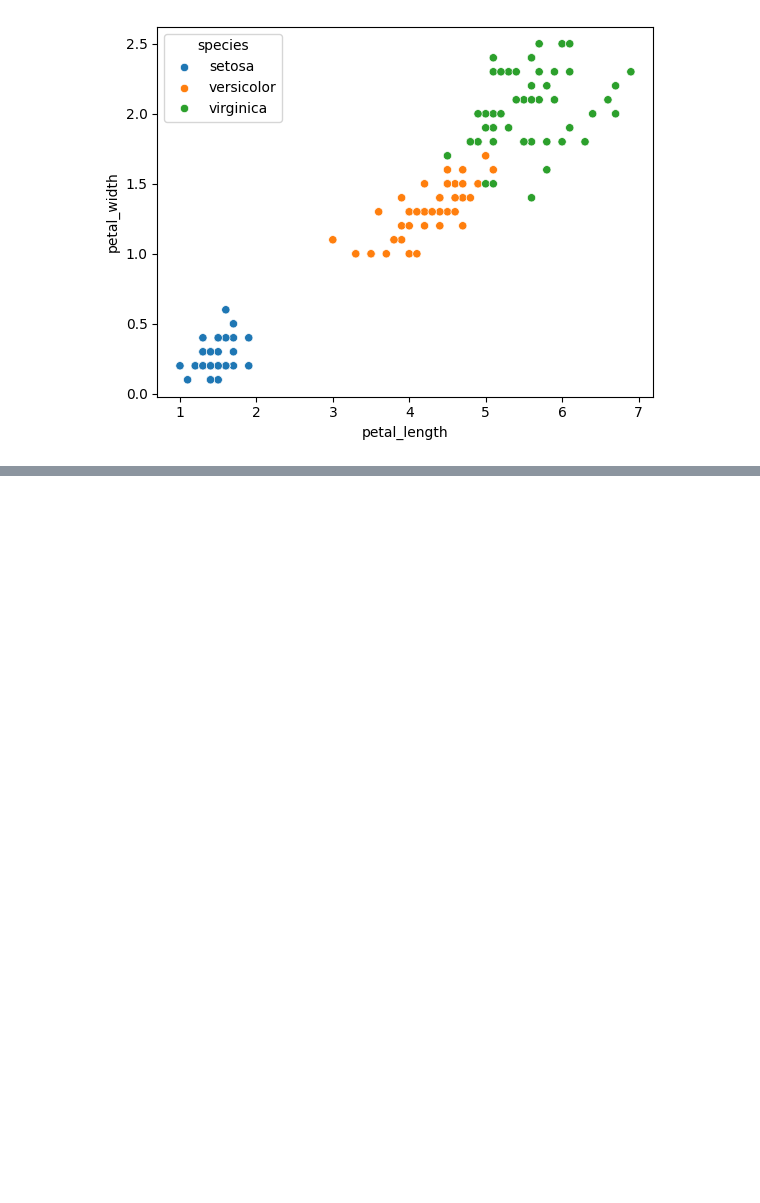
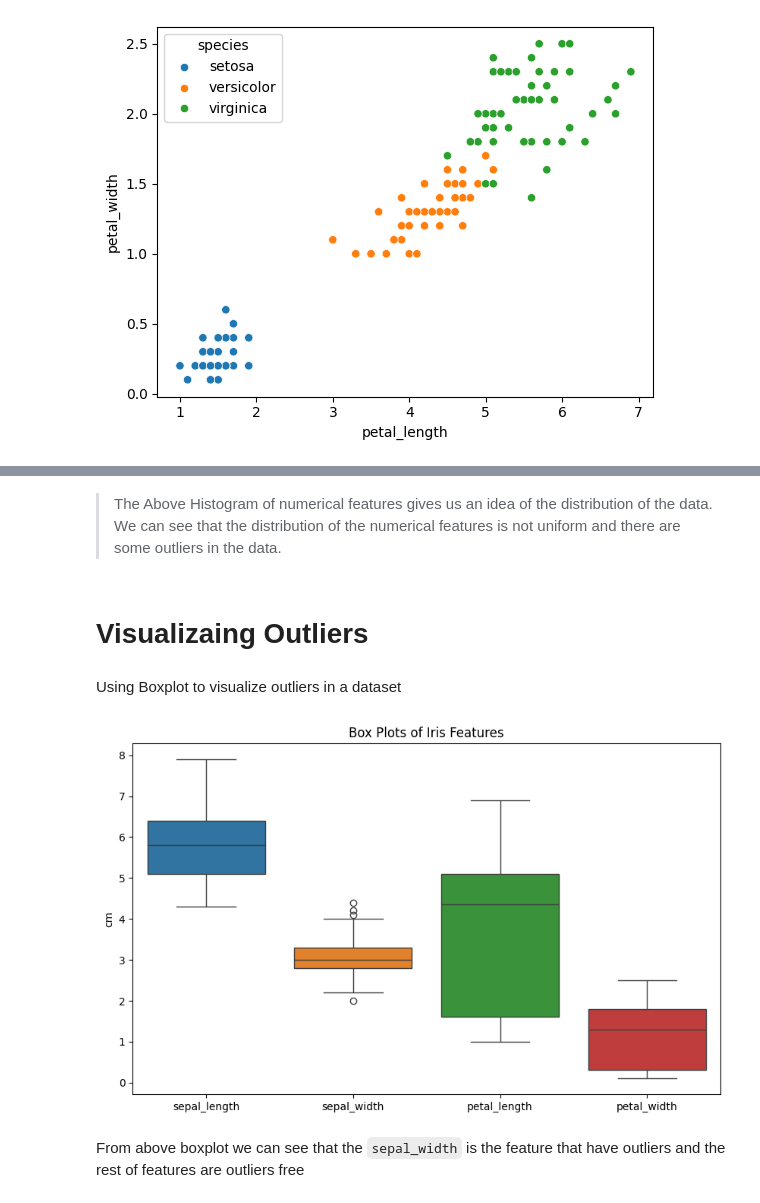
Before and after one commit to TabarakAllahKhan/ai-ml-internship, a Jupyter notebook: Task_1_Exploration/main.ipynb, the cells around one changed output, grey strips where cells are left out. Saved outputs shown, nothing was run; the diff lists cells and outputs as text; code cells hidden in the pictures; blank space fills up the shorter version.

```diff
--- a/Task_1_Exploration/main.ipynb
+++ b/Task_1_Exploration/main.ipynb
@@ -93,0 +129,16 @@ sns.scatterplot(x='petal_length', y='petal_width', hue='species', data=df)
+# %% [markdown]
+> The Above Histogram of numerical features gives us an idea of the distribution of the data. We can see that the distribution of the numerical features is not uniform and there are some outliers in the data.
+# %% [markdown]
+# Visualizaing Outliers
+# %% [markdown]
+Using Boxplot to visualize outliers in a dataset
+# %%
+plt.figure(figsize=(10, 6))
+sns.boxplot(data=df[numerical_cols])
+plt.title('Box Plots of Iris Features')
+plt.ylabel('cm')
+plt.show()
+# %% [output]
+[figure, added]
+# %% [markdown]
+From above boxplot we can see that the `sepal_width` is the feature that have outliers and the rest of features are outliers free
```
Also changed, not shown: parts of 8 cells of this notebook.
